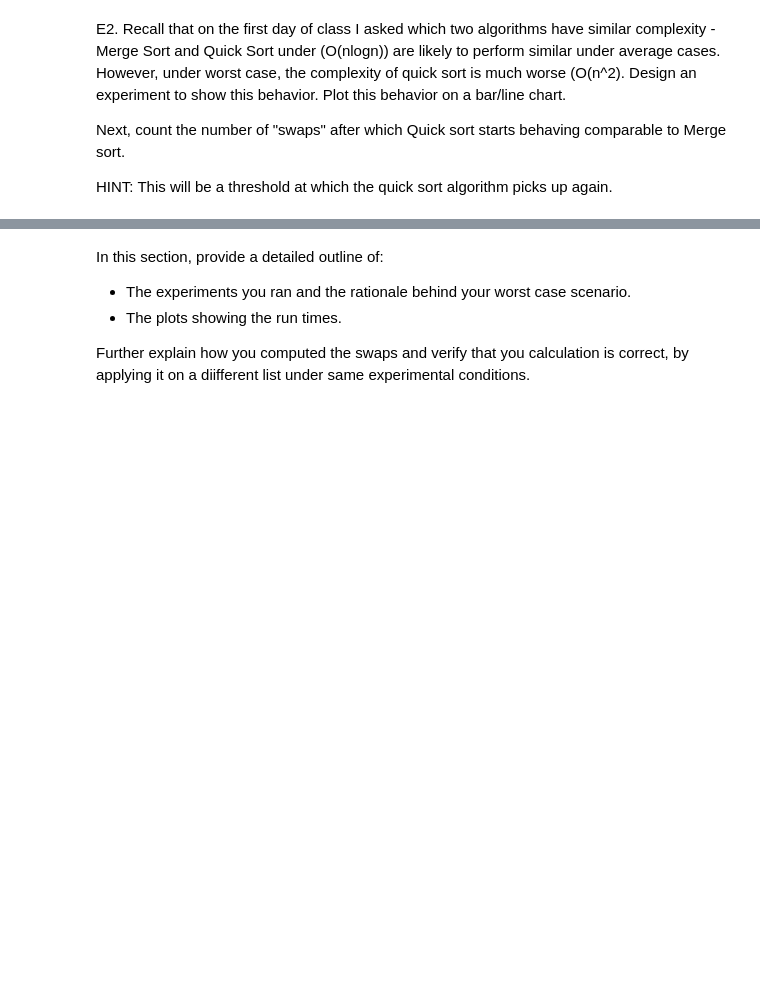
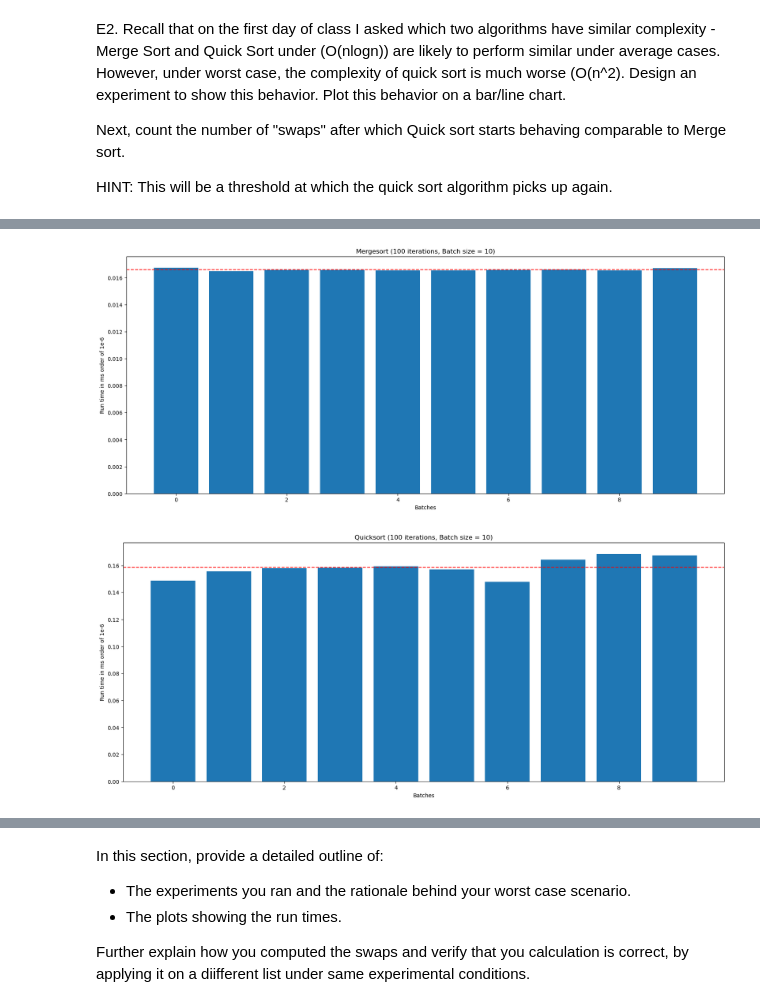
Before and after one commit to Faizanm0389/2XC3-GROUP, a Jupyter notebook: Lab_II_1.ipynb, the cells around one changed output, grey strips where cells are left out. Cells and saved outputs as stored; diff of their text form; code cells hidden in the pictures; blank space fills up the shorter version.

```diff
--- a/Lab_II_1.ipynb
+++ b/Lab_II_1.ipynb
@@ -657,0 +671,11 @@ quicksort_time(runs, runs//10, quicklist)
+# %%
+# AVG CASE
+
+mergelist = halfsortedlist.copy()
+mergesort_time(runs, runs//10, mergelist)
+
+quicklist = halfsortedlist.copy()
+quicksort_time(runs, runs//10, quicklist)
+# %% [output]
+[figure, added]
+[figure, added]
```
Also changed, not shown: parts of 11 cells of this notebook.
